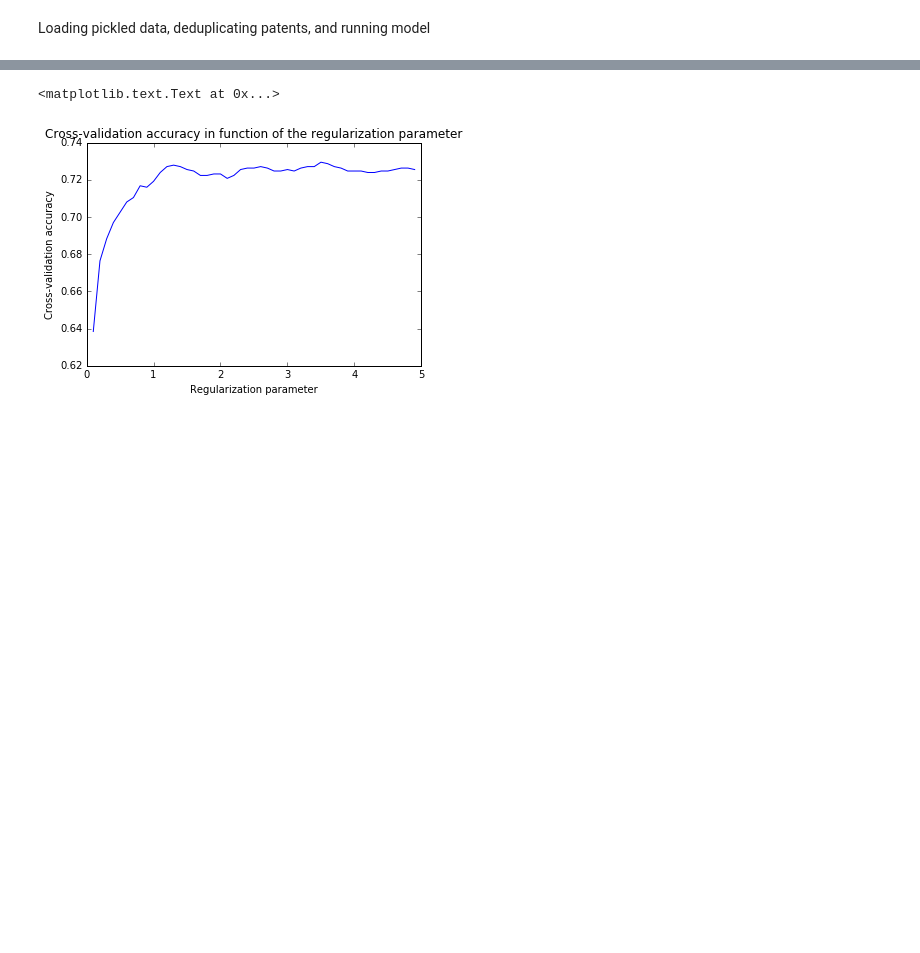
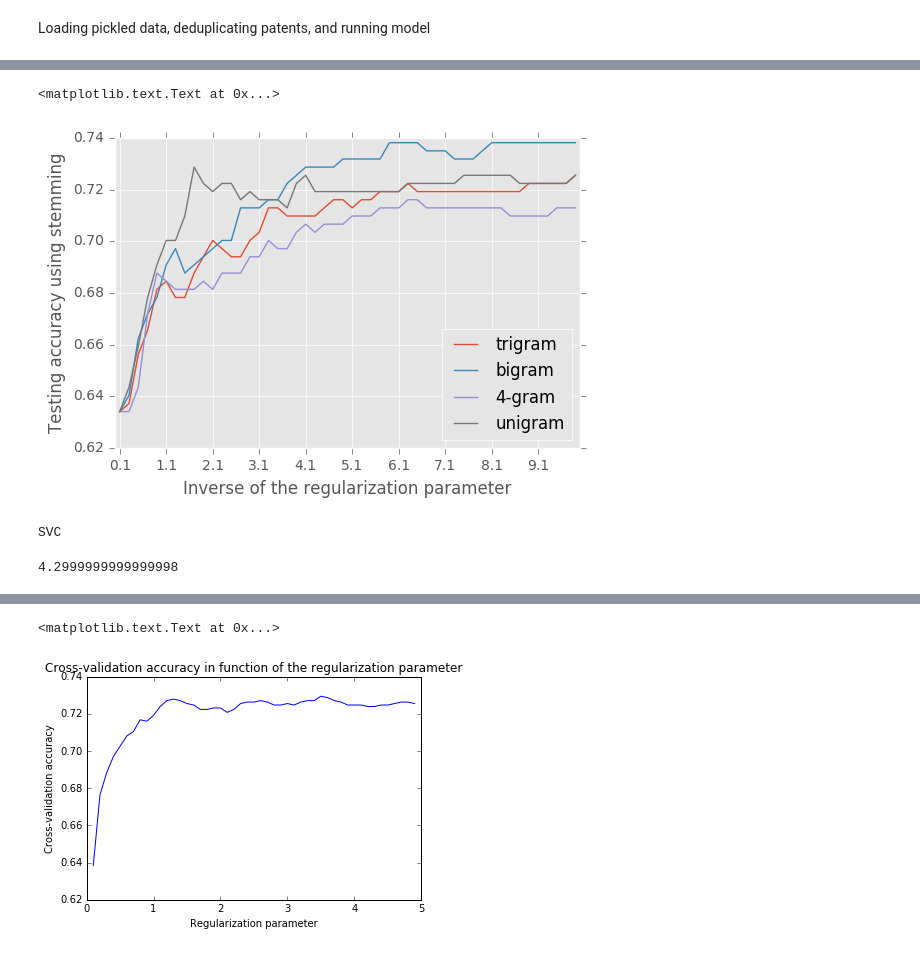
Before and after one commit to davidjwiner/cal-patent-lab, a Jupyter notebook: lib/notebooks/PTAB_predict_invalidation_final.ipynb, the cells around one changed output, grey strips where cells are left out. Saved outputs shown, nothing was run; the diff lists cells and outputs as text; code cells hidden in the pictures; blank space fills up the shorter version.

```diff
--- a/lib/notebooks/PTAB_predict_invalidation_final.ipynb
+++ b/lib/notebooks/PTAB_predict_invalidation_final.ipynb
@@ -237,0 +283,25 @@ Recall is 0.166666666667
+# %%
+score_log_stem_quad = []
+score_log_stem_tri = []
+score_log_stem_bi = []
+score_log_stem_uni = []
+
+bi_X_train_stemmed, y_train_stemmed, bi_X_test_stemmed, y_test_stemmed = transform_text(new_X, None, y, (1, 2))
+tri_X_train_stemmed, y_train_stemmed, tri_X_test_stemmed, y_test_stemmed = transform_text(new_X, None, y, (1, 3))
+quad_X_train_stemmed, y_train_stemmed, quad_X_test_stemmed, quad_test_stemmed = transform_text(new_X, None, y, (1, 4))
+# score_svc_stem_quad = []
+
+for C in np.arange(0.1, 10, 0.2):
+    print(C)
+    classifier = LogisticRegression(C=C, penalty='l2', dual=True, random_state=15)
+    model, accuracy = train_model(quad_X_train_stemmed, y_train, quad_X_test_stemmed, y_test, classifier)
+    score_log_stem_quad.append(accuracy)
+
+    model, accuracy = train_model(bi_X_train_stemmed, y_train, bi_X_test_stemmed, y_test, classifier)
+    score_log_stem_bi.append(accuracy)
+
+    model, accuracy = train_model(tri_X_train_stemmed, y_train, tri_X_test_stemmed, y_test, classifier)
+    score_log_stem_tri.append(accuracy)
+
+    model, accuracy = train_model(X_train_stemmed, y_train, X_test_stemmed, y_test, classifier)
+    score_log_stem_uni.append(accuracy)
@@ -237,0 +339,41 @@ Recall is 0.166666666667
+# %%
+plt.plot(np.arange(0.1, 10, 0.2), score_log_stem_tri, label='trigram')
+plt.plot(np.arange(0.1, 10, 0.2), score_log_stem_bi, label='bigram')
+plt.plot(np.arange(0.1, 10, 0.2), score_log_stem_quad, label='4-gram')
+plt.plot(np.arange(0.1, 10, 0.2), score_log_stem_uni, label='unigram')
+plt.legend(loc=4, fontsize=12)
+plt.xticks(np.arange(0.1, 10, 1))
+plt.xlabel('Inverse of the regularization parameter')
+plt.ylabel('Testing accuracy using stemming')
+# %% [output]
+<matplotlib.text.Text at 0x...>
+[figure, added]
+# %%
+score['svc']['stemmed'] = []
+score['svc']['normal'] = []
+score['svc']['art_unit'] = []
+score['svc']['all'] = []
+print('SVC')
+name = 'svc'
+for C in np.arange(0.1, 10, 0.05):
+    if (C % 1) == 0:
+        print(C)
+    classifier = LinearSVC(C=C)
+    model, accuracy = train_model(X_train, y_train, X_test, y_test, classifier)
+    score[name]['normal'].append(accuracy)
+
+    model, accuracy = train_model(X_train_stemmed, y_train_stemmed, X_test_stemmed, y_test_stemmed, classifier)
+    score[name]['stemmed'].append(accuracy)
+
+    model, accuracy = train_model(X_train_art, y_train_art, X_test_art, y_test_art, classifier)
+    score[name]['art_unit'].append(accuracy)
+
+    model, accuracy = train_model(X_train_all, y_train_all, X_test_all, y_test_all, classifier)
+    score[name]['all'].append(accuracy)
+# %% [output]
+SVC
+# %%
+np.max(score_svc_stem_tri)
+np.arange(0.1, 10, 0.1)[np.argmax(score_svc_stem_tri)]
+# %% [output]
+4.2999999999999998
```
Also changed, not shown: parts of 63 cells of this notebook.
